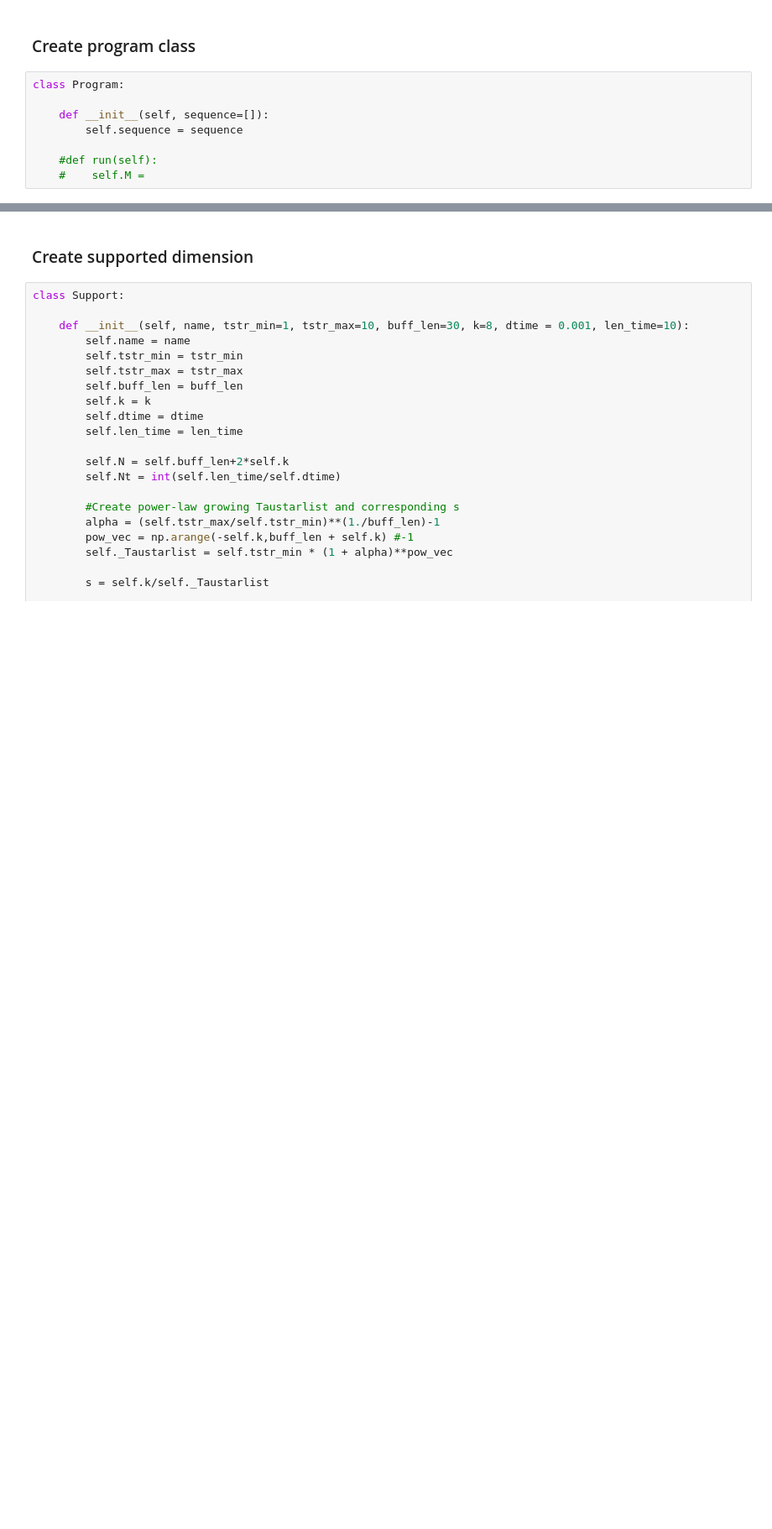
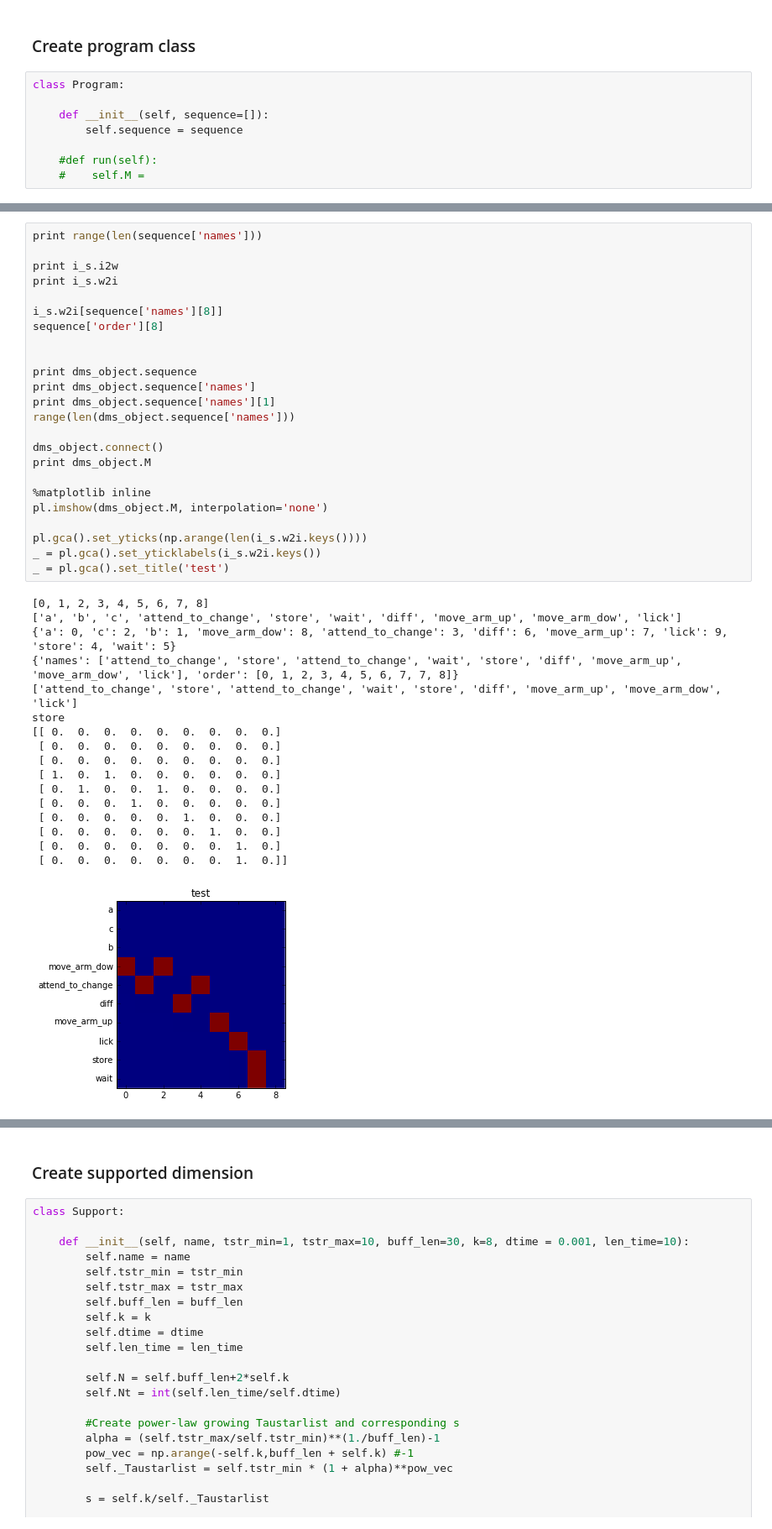
Before and after one commit to viipp/symbolic_processing, a Jupyter notebook: ssn.ipynb, the cells around one changed output, grey strips where cells are left out. Shown at 84% size. Cells and saved outputs as stored; diff of their text form; blank space fills up the shorter version.

```diff
--- a/ssn.ipynb
+++ b/ssn.ipynb
@@ -38,0 +99,42 @@ class Program:
+# %%
+print range(len(sequence['names']))
+
+print i_s.i2w
+print i_s.w2i
+
+i_s.w2i[sequence['names'][8]]
+sequence['order'][8]
+
+
+print dms_object.sequence
+print dms_object.sequence['names']
+print dms_object.sequence['names'][1]
+range(len(dms_object.sequence['names']))
+
+dms_object.connect()
+print dms_object.M
+
+%matplotlib inline
+pl.imshow(dms_object.M, interpolation='none')
+
+pl.gca().set_yticks(np.arange(len(i_s.w2i.keys())))
+_ = pl.gca().set_yticklabels(i_s.w2i.keys())
+_ = pl.gca().set_title('test')
+# %% [output]
+[0, 1, 2, 3, 4, 5, 6, 7, 8]
+['a', 'b', 'c', 'attend_to_change', 'store', 'wait', 'diff', 'move_arm_up', 'move_arm_dow', 'lick']
+{'a': 0, 'c': 2, 'b': 1, 'move_arm_dow': 8, 'attend_to_change': 3, 'diff': 6, 'move_arm_up': 7, 'lick': 9, 'store': 4, 'wait': 5}
+{'names': ['attend_to_change', 'store', 'attend_to_change', 'wait', 'store', 'diff', 'move_arm_up', 'move_arm_dow', 'lick'], 'order': [0, 1, 2, 3, 4, 5, 6, 7, 7, 8]}
+['attend_to_change', 'store', 'attend_to_change', 'wait', 'store', 'diff', 'move_arm_up', 'move_arm_dow', 'lick']
+store
+[[ 0.  0.  0.  0.  0.  0.  0.  0.  0.]
+ [ 0.  0.  0.  0.  0.  0.  0.  0.  0.]
+ [ 0.  0.  0.  0.  0.  0.  0.  0.  0.]
+ [ 1.  0.  1.  0.  0.  0.  0.  0.  0.]
+ [ 0.  1.  0.  0.  1.  0.  0.  0.  0.]
+ [ 0.  0.  0.  1.  0.  0.  0.  0.  0.]
+ [ 0.  0.  0.  0.  0.  1.  0.  0.  0.]
+ [ 0.  0.  0.  0.  0.  0.  1.  0.  0.]
+ [ 0.  0.  0.  0.  0.  0.  0.  1.  0.]
+ [ 0.  0.  0.  0.  0.  0.  0.  1.  0.]]
+[figure, added]
```
Also changed, not shown: parts of 8 cells of this notebook.
